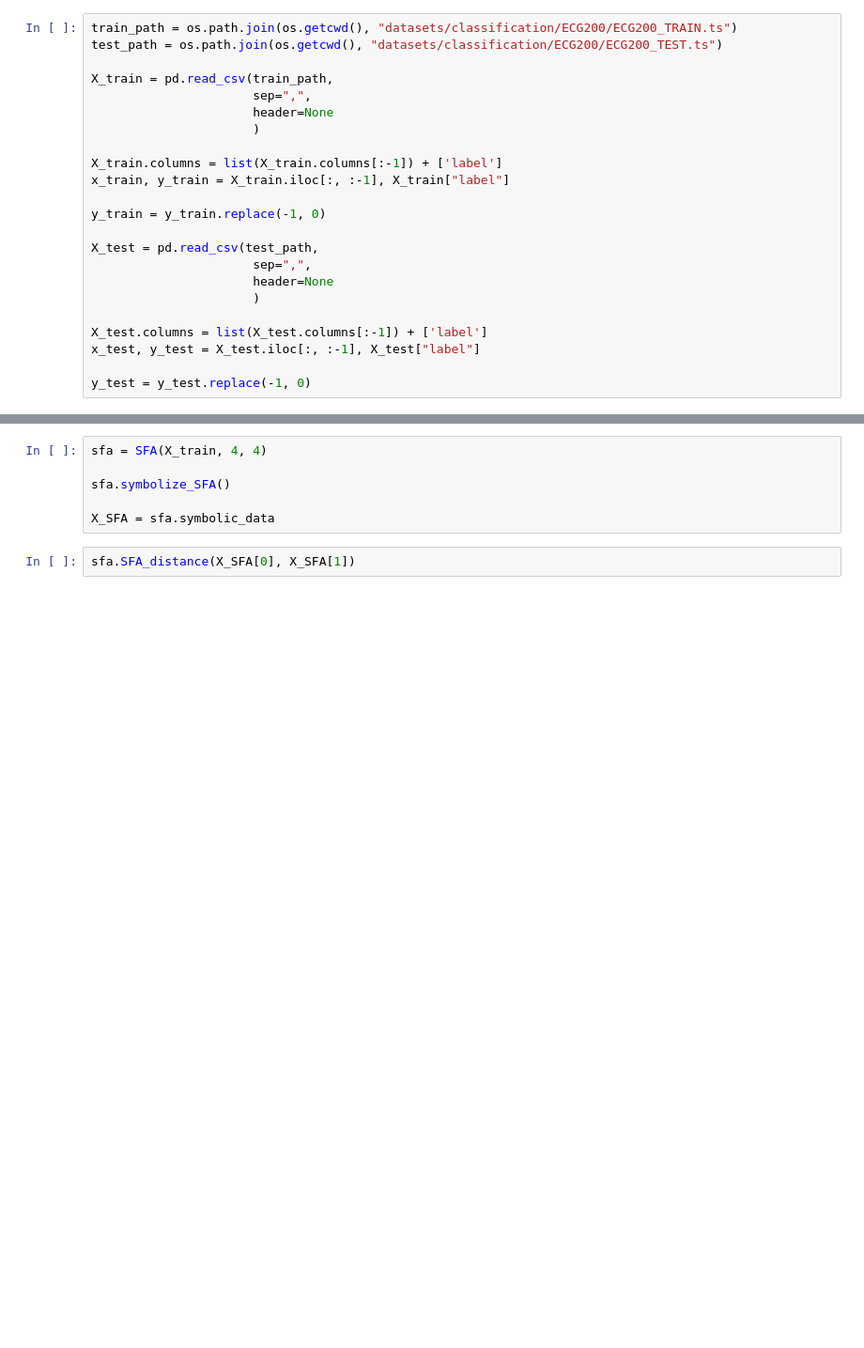
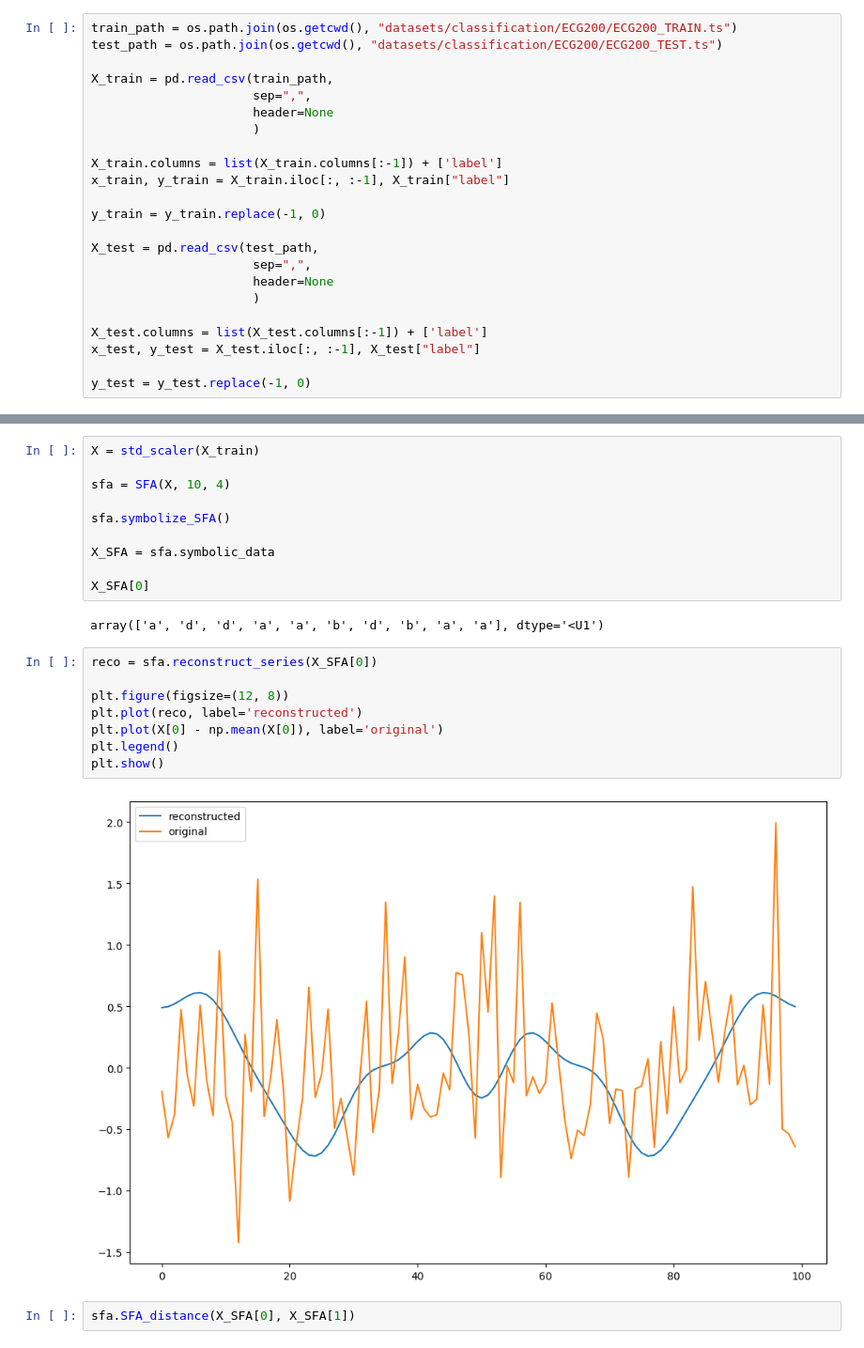
Before and after one commit to NailKhelifa/MVA_Times_Series_ML_Homeworks, a Jupyter notebook: Final_project/draft_tom.ipynb, the cells around one changed output, grey strips where cells are left out. Shown at 94% size. Saved outputs shown, nothing was run; the diff lists cells and outputs as text; blank space fills up the shorter version.

```diff
--- a/Final_project/draft_tom.ipynb
+++ b/Final_project/draft_tom.ipynb
@@ -83,9 +87,25 @@ NameError: name 'BOSS_class' is not defined
 # %%
-sfa = SFA(X_train, 4, 4)
+X = std_scaler(X_train)
+
+sfa = SFA(X, 10, 4)
 
 sfa.symbolize_SFA()
 
 X_SFA = sfa.symbolic_data
+
+X_SFA[0]
+# %% [output]
+array(['a', 'd', 'd', 'a', 'a', 'b', 'd', 'b', 'a', 'a'], dtype='<U1')
+# %%
+reco = sfa.reconstruct_series(X_SFA[0])
+
+plt.figure(figsize=(12, 8))
+plt.plot(reco, label='reconstructed')
+plt.plot(X[0] - np.mean(X[0]), label='original')
+plt.legend()
+plt.show()
+# %% [output]
+[figure, added]
 # %%
 sfa.SFA_distance(X_SFA[0], X_SFA[1])
 # %% [output]
```
Also changed, not shown: parts of 7 cells of this notebook, 2 other files.
